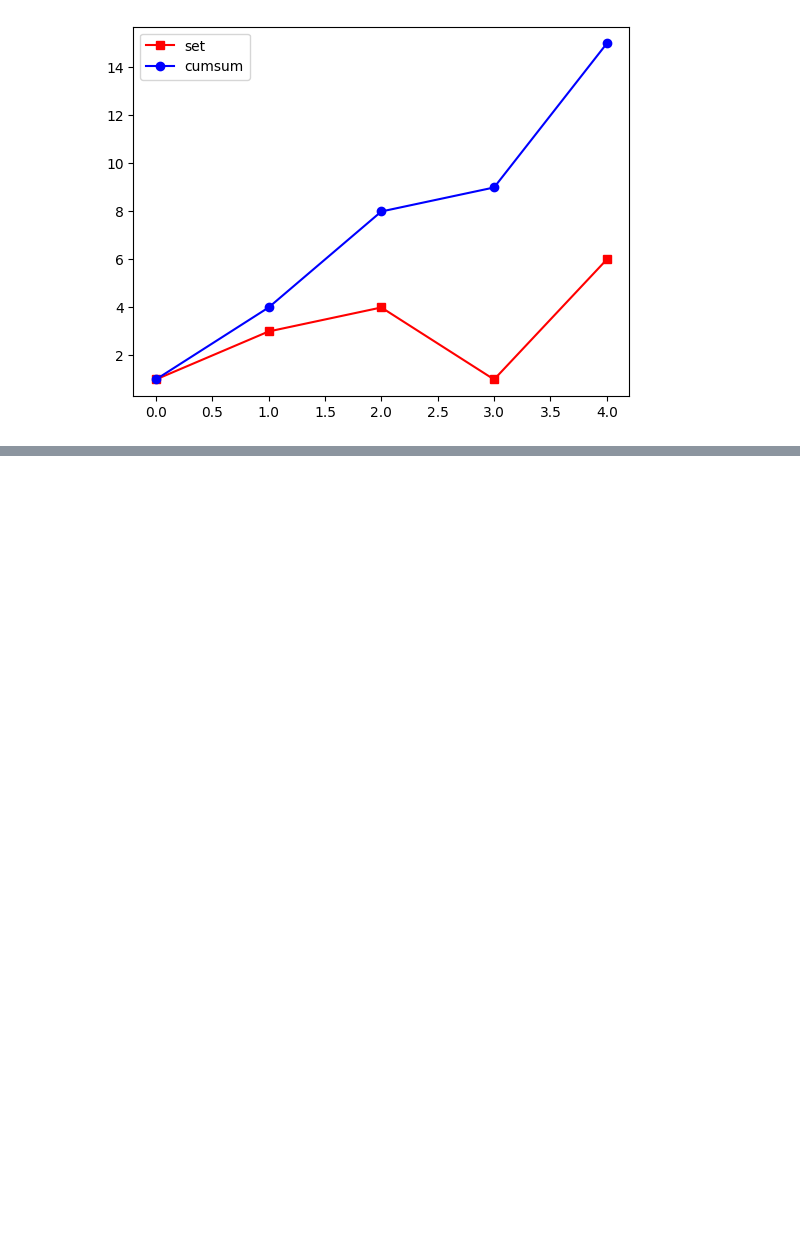
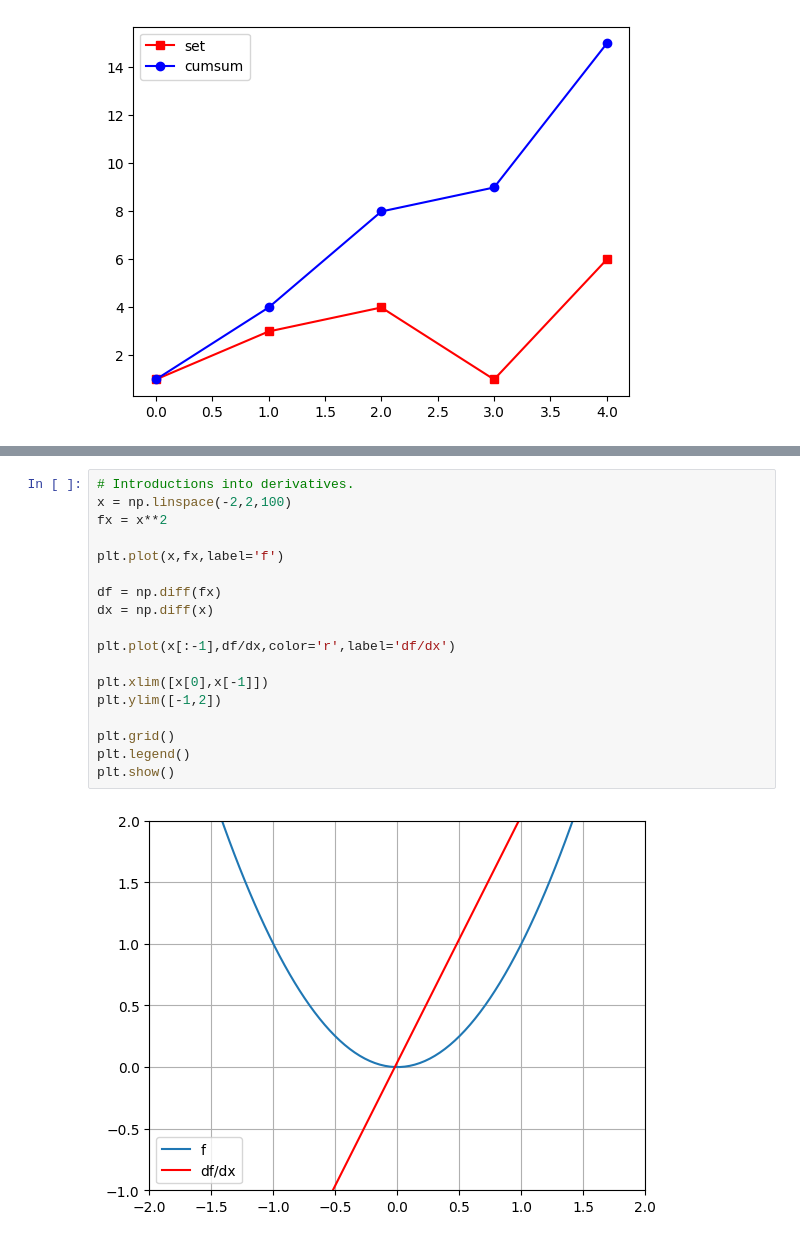
Before and after one commit to rtharris619/ProjectMath, a Jupyter notebook: Algebra2/algebra.ipynb, the cells around one changed output, grey strips where cells are left out. Drawn from its saved outputs; the diff is of its cells as text; blank space fills up the shorter version.

```diff
--- a/Algebra2/algebra.ipynb
+++ b/Algebra2/algebra.ipynb
@@ -21,0 +92,20 @@ plt.show()
+# %%
+# Introductions into derivatives.
+x = np.linspace(-2,2,100)
+fx = x**2
+
+plt.plot(x,fx,label='f')
+
+df = np.diff(fx)
+dx = np.diff(x)
+
+plt.plot(x[:-1],df/dx,color='r',label='df/dx')
+
+plt.xlim([x[0],x[-1]])
+plt.ylim([-1,2])
+
+plt.grid()
+plt.legend()
+plt.show()
+# %% [output]
+[figure, added]
```
Also changed, not shown: parts of 21 cells of this notebook.
